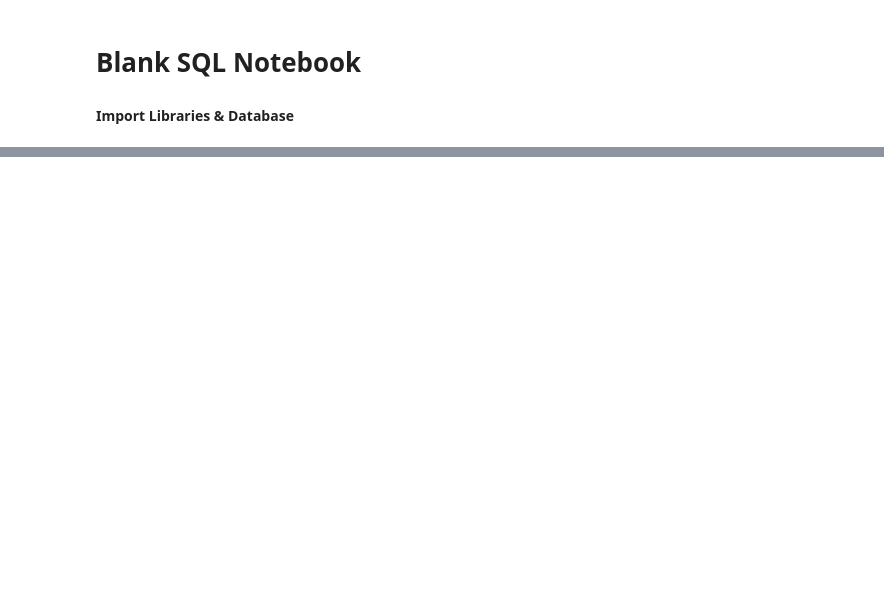
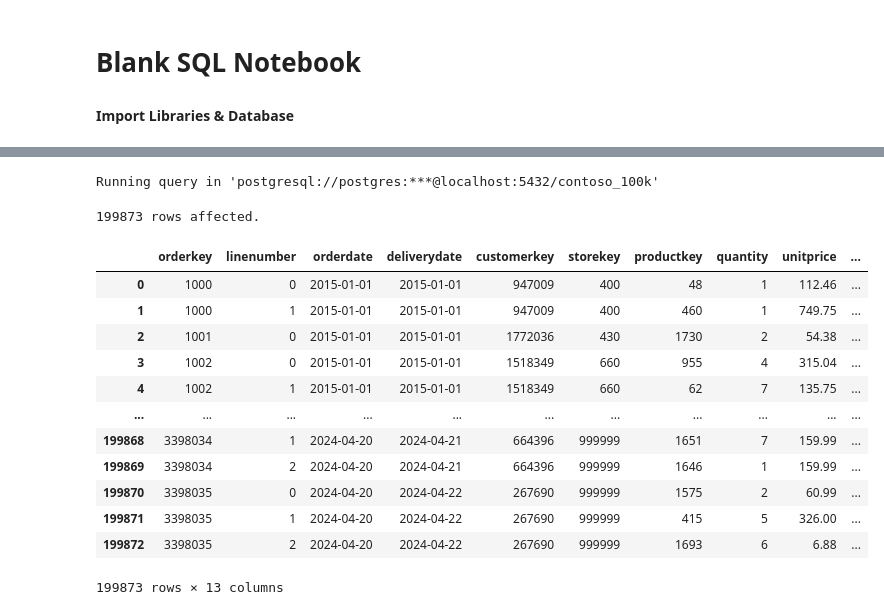
Before and after one commit to lianadni/sql_load, a Jupyter notebook: Resources/Blank_SQL_Notebook.ipynb, the cells around one changed output, grey strips where cells are left out. Cells and saved outputs as stored; diff of their text form; code cells hidden in the pictures; blank space fills up the shorter version.

```diff
--- a/Resources/Blank_SQL_Notebook.ipynb
+++ b/Resources/Blank_SQL_Notebook.ipynb
@@ -56,2 +107,21 @@ pd.options.display.float_format = '{:.2f}'.format
 # %%
 %%sql
+
+select *
+from sales
+# %% [output]
+Running query in 'postgresql://postgres:***@localhost:5432/contoso_100k'
+199873 rows affected.
+|  | orderkey | linenumber | orderdate | deliverydate | customerkey | storekey | productkey | quantity | unitprice | ... |
+| 0 | 1000 | 0 | 2015-01-01 | 2015-01-01 | 947009 | 400 | 48 | 1 | 112.46 | ... |
+| 1 | 1000 | 1 | 2015-01-01 | 2015-01-01 | 947009 | 400 | 460 | 1 | 749.75 | ... |
+| 2 | 1001 | 0 | 2015-01-01 | 2015-01-01 | 1772036 | 430 | 1730 | 2 | 54.38 | ... |
+| 3 | 1002 | 0 | 2015-01-01 | 2015-01-01 | 1518349 | 660 | 955 | 4 | 315.04 | ... |
+| 4 | 1002 | 1 | 2015-01-01 | 2015-01-01 | 1518349 | 660 | 62 | 7 | 135.75 | ... |
+| ... | ... | ... | ... | ... | ... | ... | ... | ... | ... | ... |
+| 199868 | 3398034 | 1 | 2024-04-20 | 2024-04-21 | 664396 | 999999 | 1651 | 7 | 159.99 | ... |
+| 199869 | 3398034 | 2 | 2024-04-20 | 2024-04-21 | 664396 | 999999 | 1646 | 1 | 159.99 | ... |
+| 199870 | 3398035 | 0 | 2024-04-20 | 2024-04-22 | 267690 | 999999 | 1575 | 2 | 60.99 | ... |
+| 199871 | 3398035 | 1 | 2024-04-20 | 2024-04-22 | 267690 | 999999 | 415 | 5 | 326.00 | ... |
+| 199872 | 3398035 | 2 | 2024-04-20 | 2024-04-22 | 267690 | 999999 | 1693 | 6 | 6.88 | ... |
+199873 rows × 13 columns
```
Also changed, not shown: parts of 6 cells of this notebook.
